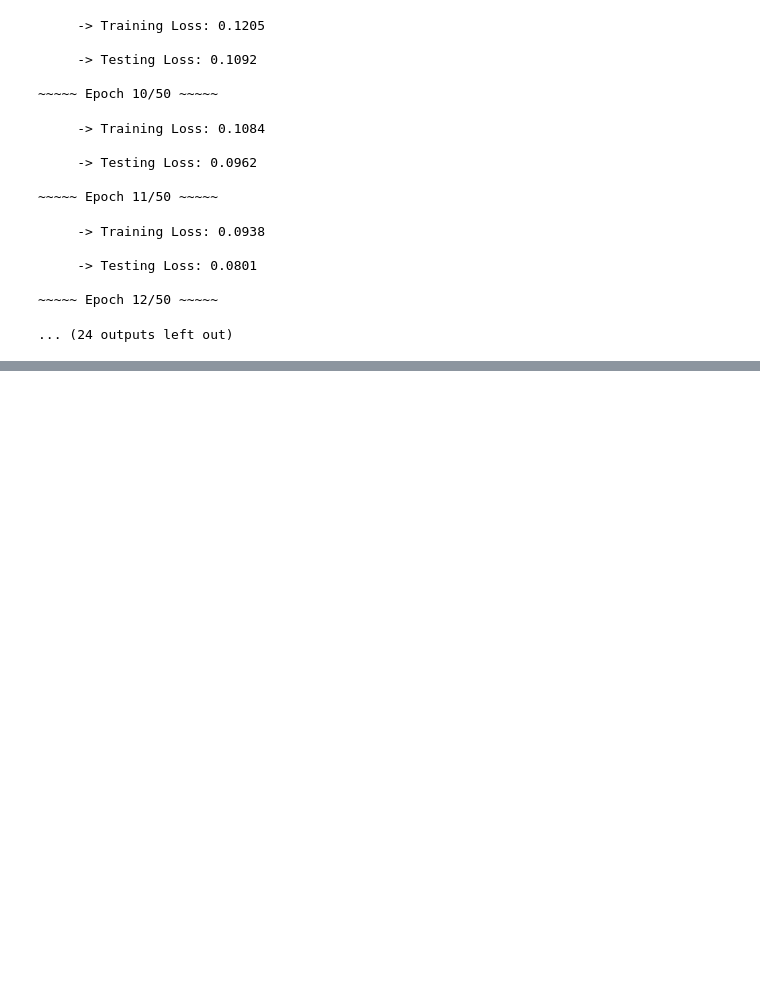
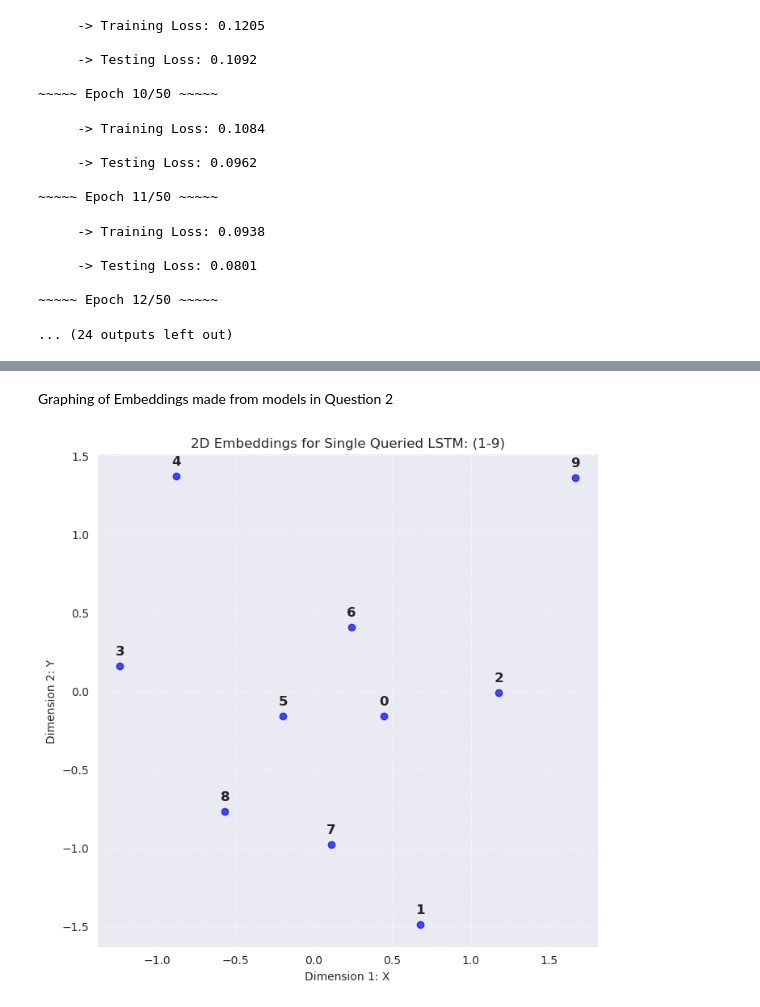
Before and after one commit to zm237/Intro-to-Deep-Learning-Projects, a Jupyter notebook: Project 3/Homework3.ipynb, the cells around one changed output, grey strips where cells are left out. Saved outputs shown, nothing was run; the diff lists cells and outputs as text; code cells hidden in the pictures; blank space fills up the shorter version.

```diff
--- a/Project 3/Homework3.ipynb
+++ b/Project 3/Homework3.ipynb
@@ -1590,0 +1673,35 @@ plt.show()
+# %% [markdown]
+Graphing of Embeddings made from models in Question 2
+# %%
+m3_embedding_matrix = model_3.embedding.weight.data.cpu().numpy()
+
+x_coords = m3_embedding_matrix[:, 0]
+y_coords = m3_embedding_matrix[:, 1]
+
+plt.figure(figsize=(8, 8))
+
+plt.scatter(x_coords, y_coords, marker='o', color='blue', alpha=0.7)
+
+# For each digit that was embedded
+for i in range(10):
+
+    plt.annotate(
+        str(i),
+        (x_coords[i], y_coords[i]),
+        textcoords="offset points",
+        xytext=(0, 10),
+        ha='center',
+        fontsize=12,
+        fontweight='bold'
+    )
+
+plt.title('2D Embeddings for Single Queried LSTM: (1-9)')
+plt.xlabel('Dimension 1: X')
+plt.ylabel('Dimension 2: Y')
+plt.grid(True, linestyle='--', alpha=0.5)
+
+plt.gca().set_aspect('equal', adjustable='box')
+
+plt.show()
+# %% [output]
+[figure, added]
```
Also changed, not shown: parts of 30 cells of this notebook, 3 other files.
